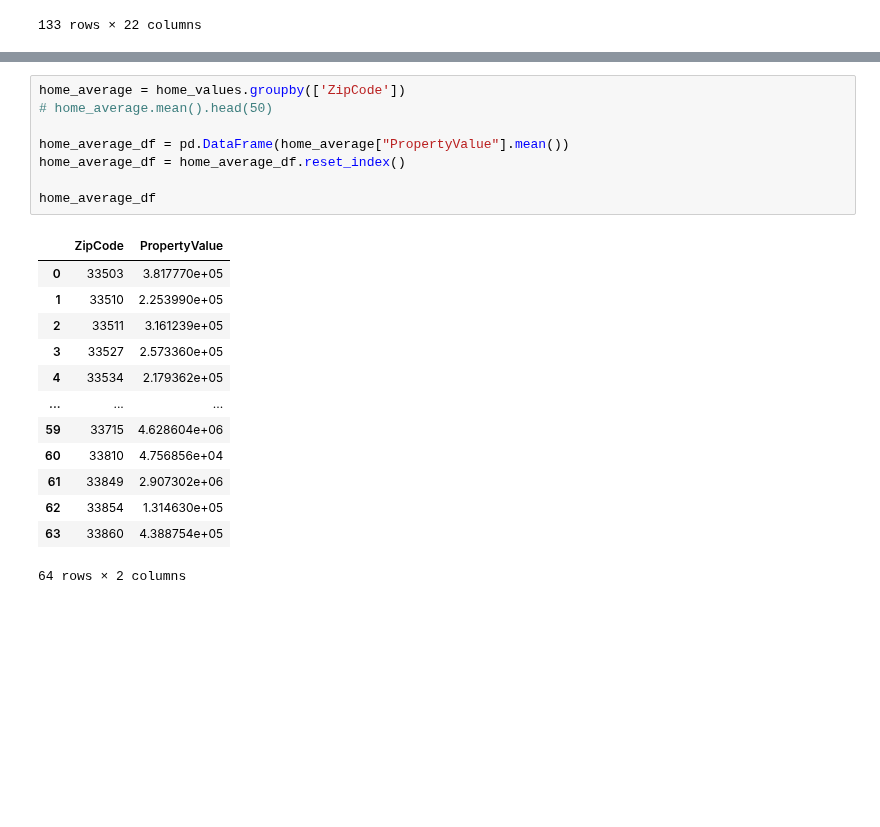
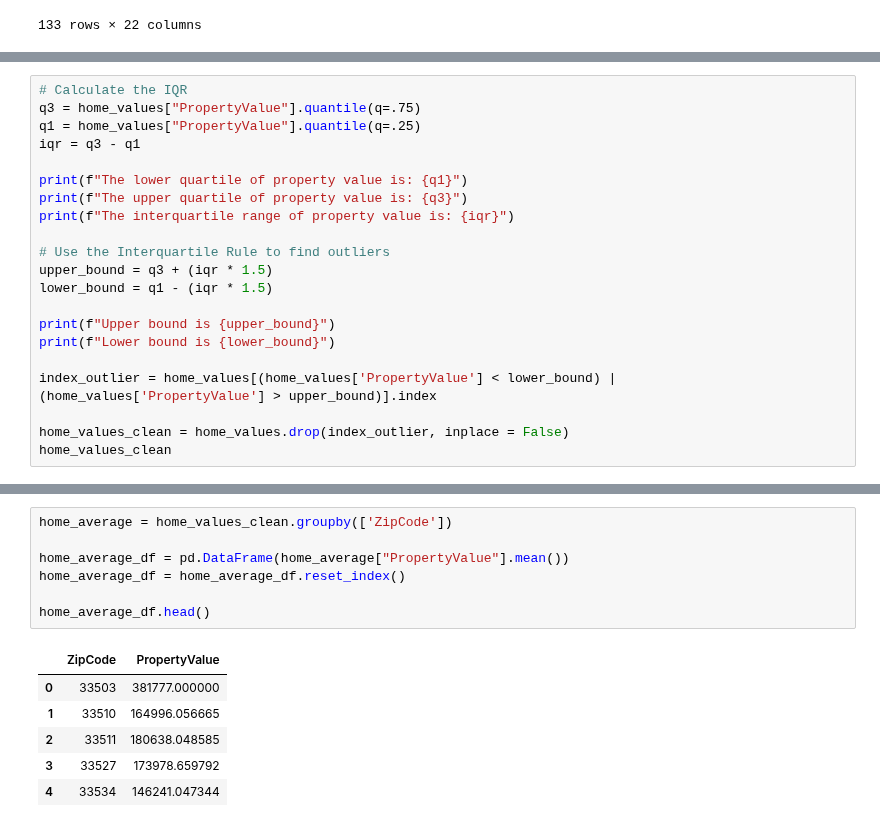
Before and after one commit to gregb23/Project1_Group4, a Jupyter notebook: KS/school_visuals.ipynb, the cells around one changed output, grey strips where cells are left out. Drawn from its saved outputs; the diff is of its cells as text; blank space fills up the shorter version.

```diff
--- a/KS/school_visuals.ipynb
+++ b/KS/school_visuals.ipynb
@@ -68,0 +72,21 @@ home_values
+# %%
+# Calculate the IQR
+q3 = home_values["PropertyValue"].quantile(q=.75)
+q1 = home_values["PropertyValue"].quantile(q=.25)
+iqr = q3 - q1
+
+print(f"The lower quartile of property value is: {q1}")
+print(f"The upper quartile of property value is: {q3}")
+print(f"The interquartile range of property value is: {iqr}")
+
+# Use the Interquartile Rule to find outliers
+upper_bound = q3 + (iqr * 1.5)
+lower_bound = q1 - (iqr * 1.5)
+
+print(f"Upper bound is {upper_bound}")
+print(f"Lower bound is {lower_bound}")
+
+index_outlier = home_values[(home_values['PropertyValue'] < lower_bound) | (home_values['PropertyValue'] > upper_bound)].index
+
+home_values_clean = home_values.drop(index_outlier, inplace = False)
+home_values_clean
@@ -69,25 +112,17 @@ home_values
 # %%
-home_average = home_values.groupby(['ZipCode'])
-# home_average.mean().head(50)
+home_average = home_values_clean.groupby(['ZipCode'])
 
 home_average_df = pd.DataFrame(home_average["PropertyValue"].mean())
 home_average_df = home_average_df.reset_index()
 
-home_average_df
+home_average_df.head()
 # %% [output]
 |  | ZipCode | PropertyValue |
-| 0 | 33503 | 3.817770e+05 |
-| 1 | 33510 | 2.253990e+05 |
-| 2 | 33511 | 3.161239e+05 |
-| 3 | 33527 | 2.573360e+05 |
-| 4 | 33534 | 2.179362e+05 |
-| ... | ... | ... |
-| 59 | 33715 | 4.628604e+06 |
-| 60 | 33810 | 4.756856e+04 |
-| 61 | 33849 | 2.907302e+06 |
-| 62 | 33854 | 1.314630e+05 |
-| 63 | 33860 | 4.388754e+05 |
+| 0 | 33503 | 381777.000000 |
+| 1 | 33510 | 164996.056665 |
+| 2 | 33511 | 180638.048585 |
+| 3 | 33527 | 173978.659792 |
+| 4 | 33534 | 146241.047344 |
-64 rows × 2 columns
 # %%
 # Add average property value to school dataframe
 for i, row in home_average_df.iterrows():
```
Also changed, not shown: parts of 7 cells of this notebook.
